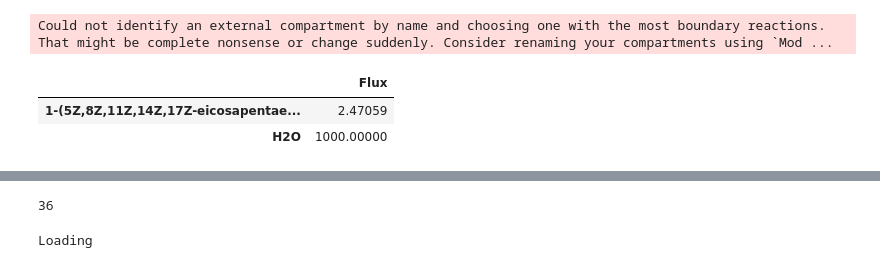
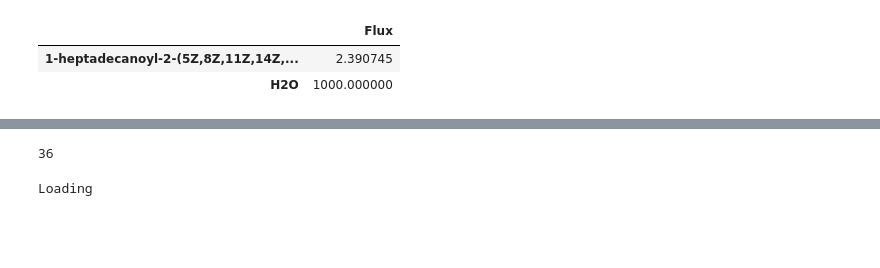
Before and after one commit to ecunha1996/GSMMutils, a Jupyter notebook: examples/Ngaditana.ipynb, the cells around one changed output, grey strips where cells are left out. Cells and saved outputs as stored; diff of their text form; code cells hidden in the pictures; blank space fills up the shorter version.

```diff
--- a/examples/Ngaditana.ipynb
+++ b/examples/Ngaditana.ipynb
@@ -61,10 +27,9 @@ model.create_sink("C00139__er")
 | Lower bound | -10000 |
 | Upper bound | 10000 |
 # %%
-model.test_reaction("BMGR6153__er")
+model.test_reaction("BMGR6162_V32__er")
 # %% [output]
-Could not identify an external compartment by name and choosing one with the most boundary reactions. That might be complete nonsense or change suddenly. Consider renaming your compartments using `Mod ...
 |  | Flux |
-| 1-(5Z,8Z,11Z,14Z,17Z-eicosapentae... | 2.47059 |
-| H2O | 1000.00000 |
+| 1-heptadecanoyl-2-(5Z,8Z,11Z,14Z,... | 2.390745 |
+| H2O | 1000.000000 |
 # %%
```
Also changed, not shown: parts of 13 cells of this notebook, 9 other files.
